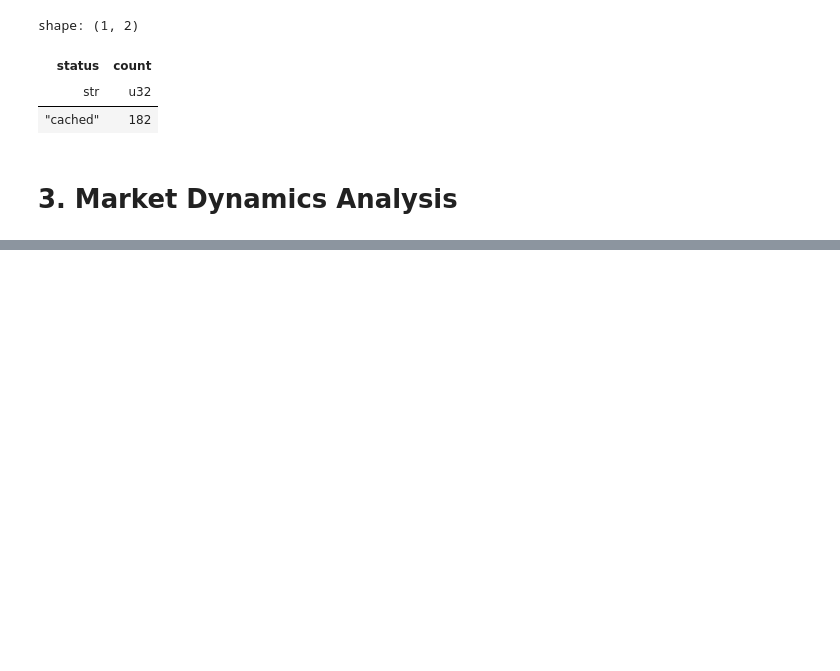
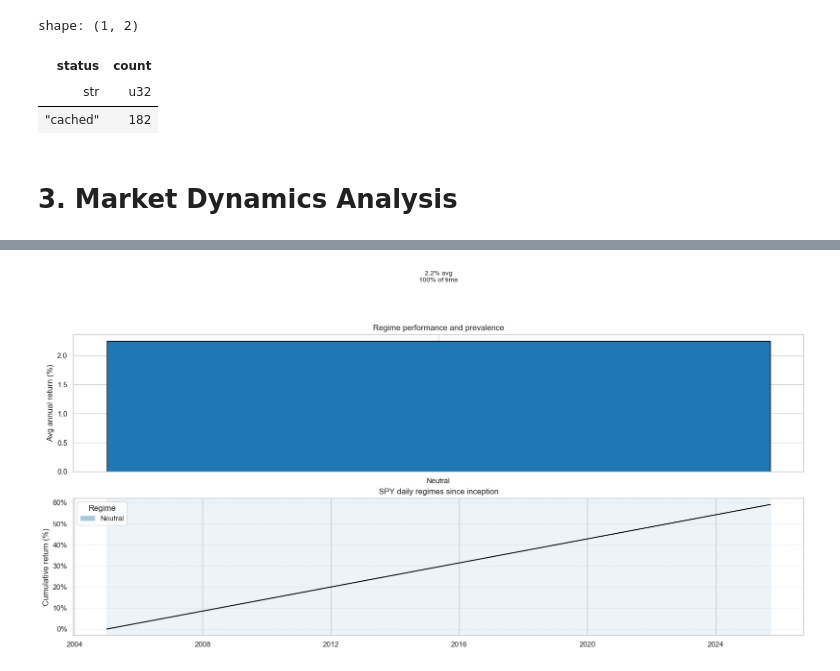
Before and after one commit to kecheng-shi/Nexus-data-preprocessing, a Jupyter notebook: Nexus Data Analysis.ipynb, the cells around one changed output, grey strips where cells are left out. Drawn from its saved outputs; the diff is of its cells as text; code cells hidden in the pictures; blank space fills up the shorter version.

```diff
--- a/Nexus Data Analysis.ipynb
+++ b/Nexus Data Analysis.ipynb
@@ -515,0 +1005,90 @@ shape: (1, 2)
+# %%
+# Visualise market regime dynamics
+import matplotlib.pyplot as plt
+import matplotlib.dates as mdates
+import matplotlib.ticker as mtick
+from matplotlib.patches import Patch
+import seaborn as sns
+
+sns.set_theme(style="whitegrid")
+
+regime_summary_pd = (
+    regime_summary.to_pandas()
+    .sort_values("avg_ann_return", ascending=False)
+    .assign(
+        avg_return_pct=lambda df: df["avg_ann_return"] * 100,
+        vol_pct=lambda df: df["ann_vol"] * 100,
+        time_pct=lambda df: df["time_share"] * 100,
+    )
+)
+
+regime_ts = (
+    regime_frame.select(["date", "cum_return", "regime"])
+    .to_pandas()
+    .sort_values("date")
+)
+regime_ts["date"] = pd.to_datetime(regime_ts["date"])
+regime_ts["segment_id"] = regime_ts["regime"].ne(regime_ts["regime"].shift()).cumsum()
+segments = (
+    regime_ts.groupby(["segment_id", "regime"], as_index=False)
+    .agg(start=("date", "min"), end=("date", "max"))
+)
+segments["start"] = pd.to_datetime(segments["start"])
+segments["end"] = pd.to_datetime(segments["end"])
+
+palette = {
+    "Bull": "#2ca02c",
+    "Bear": "#d62728",
+    "Volatile": "#ff7f0e",
+    "Neutral": "#1f77b4",
+}
+default_color = "#7f7f7f"
+
+fig, axes = plt.subplots(2, 1, figsize=(16, 8), constrained_layout=True)
+
+if not regime_summary_pd.empty:
+    colors = [palette.get(reg, default_color) for reg in regime_summary_pd["regime"]]
+    axes[0].bar(regime_summary_pd["regime"], regime_summary_pd["avg_return_pct"], color=colors, edgecolor="black")
+    for patch, (_, row) in zip(axes[0].patches, regime_summary_pd.iterrows()):
+        x = patch.get_x() + patch.get_width() / 2
+        y = patch.get_height()
+        offset = 1 if y >= 0 else -1
+        axes[0].text(
+            x,
+            y + offset,
+            f"{row['avg_return_pct']:.1f}% avg\n{row['time_pct']:.0f}% of time",
+            ha="center",
+            va="bottom" if y >= 0 else "top",
+            fontsize=10,
+        )
+    axes[0].set_ylabel("Avg annual return (%)")
+    axes[0].set_xlabel("")
+    axes[0].set_title("Regime performance and prevalence")
+else:
+    axes[0].text(0.5, 0.5, "No regime summary available", transform=axes[0].transAxes, ha="center", va="center")
+    axes[0].axis("off")
+
+if not regime_ts.empty:
+    date_values = regime_ts["date"].to_numpy()
+    axes[1].plot(date_values, regime_ts["cum_return"].values, color="black", linewidth=1.5, label="Cumulative return")
+    for _, seg in segments.iterrows():
+        axes[1].axvspan(seg["start"].to_pydatetime(), seg["end"].to_pydatetime(), color=palette.get(seg["regime"], default_color), alpha=0.08)
+    axes[1].yaxis.set_major_formatter(mtick.PercentFormatter(1.0))
+    axes[1].set_ylabel("Cumulative return (%)")
+    axes[1].set_title("SPY daily regimes since inception")
+    axes[1].grid(True, axis="y", linestyle="--", alpha=0.3)
+    locator = mdates.AutoDateLocator()
+    axes[1].xaxis.set_major_locator(locator)
+    axes[1].xaxis.set_major_formatter(mdates.ConciseDateFormatter(locator))
+    handles = [
+        Patch(facecolor=palette.get(reg, default_color), label=reg, alpha=0.4)
+        for reg in sorted(regime_ts["regime"].unique())
+    ]
+    axes[1].legend(handles=handles, title="Regime", loc="upper left")
+else:
+    axes[1].text(0.5, 0.5, "No regime timeline available", transform=axes[1].transAxes, ha="center", va="center")
+    axes[1].axis("off")
+
+plt.show()
+# %% [output]
+[figure, added]
```
Also changed, not shown: parts of 15 cells of this notebook, 2 other files.
